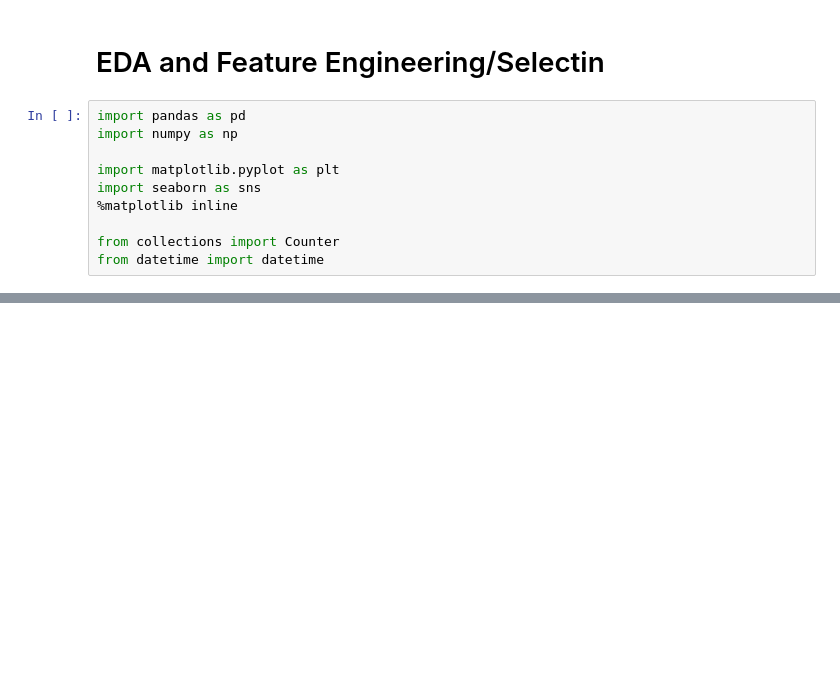
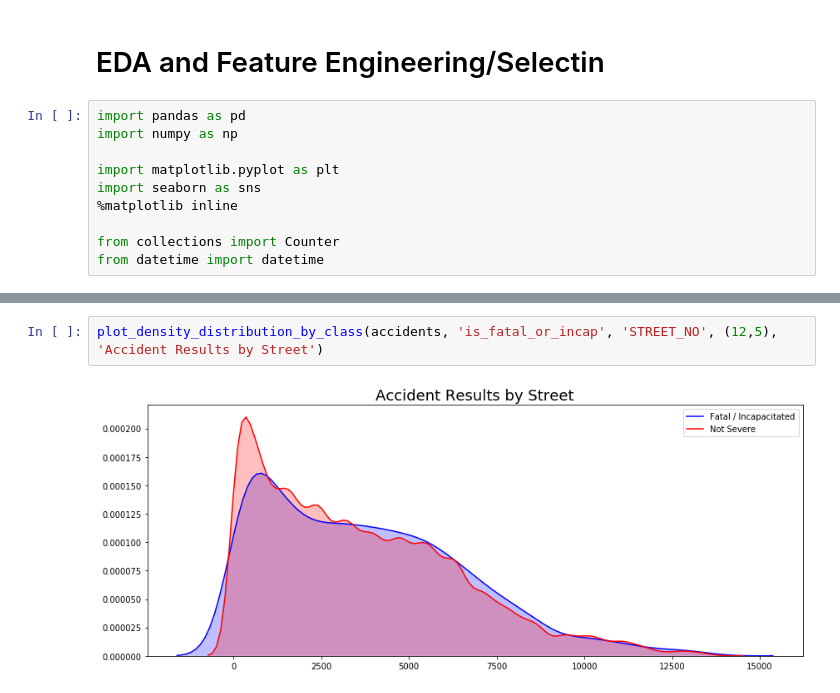
Before and after one commit to Morgan-Sell/chicago-traffic-safety, a Jupyter notebook: eda_feat_eng.ipynb, the cells around one changed output, grey strips where cells are left out. Cells and saved outputs as stored; diff of their text form; blank space fills up the shorter version.

```diff
--- a/eda_feat_eng.ipynb
+++ b/eda_feat_eng.ipynb
@@ -61,0 +146,4 @@ accidents.head()
+# %%
+plot_density_distribution_by_class(accidents, 'is_fatal_or_incap', 'STREET_NO', (12,5), 'Accident Results by Street')
+# %% [output]
+[figure, added]
```
Also changed, not shown: parts of 19 cells of this notebook.
